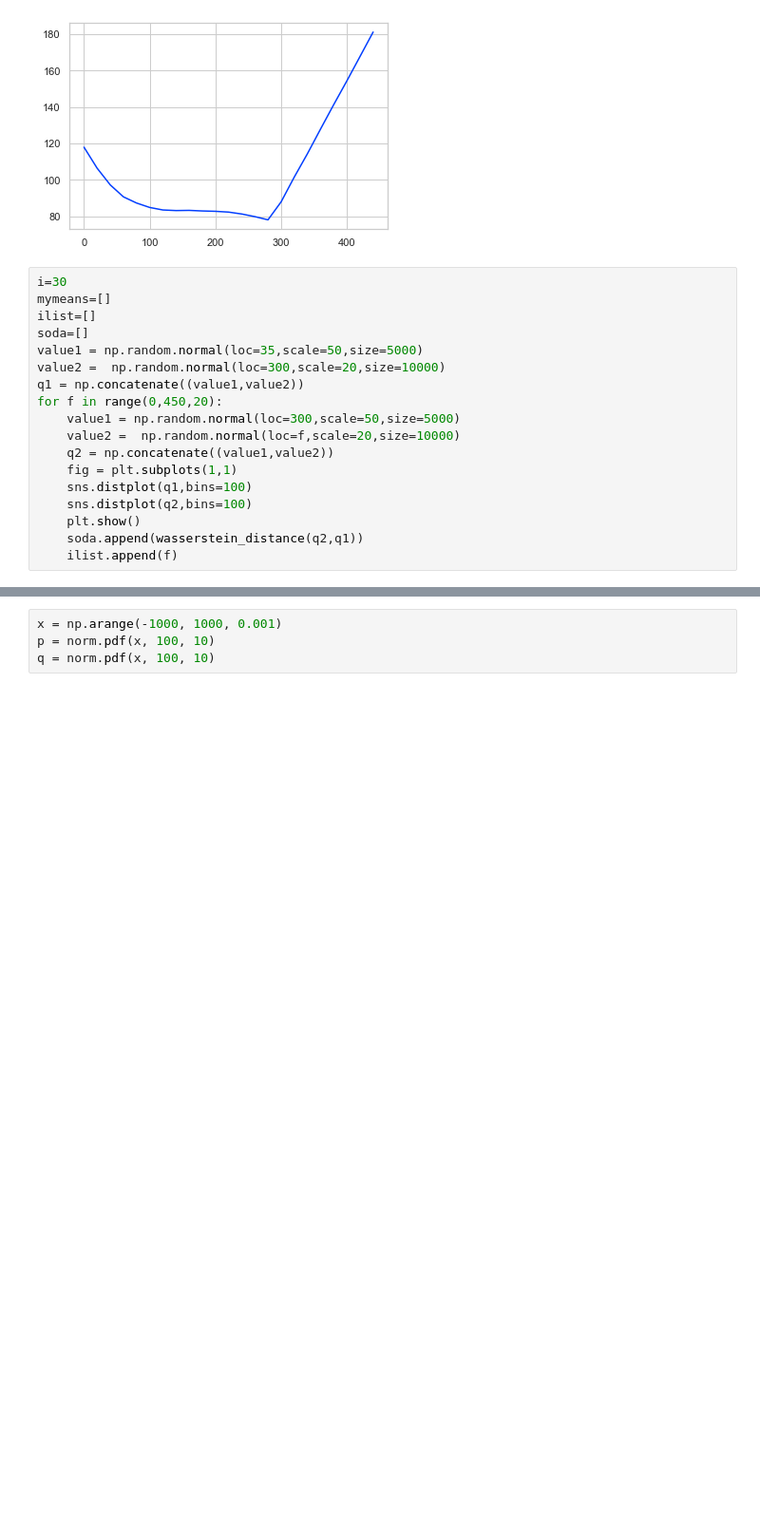
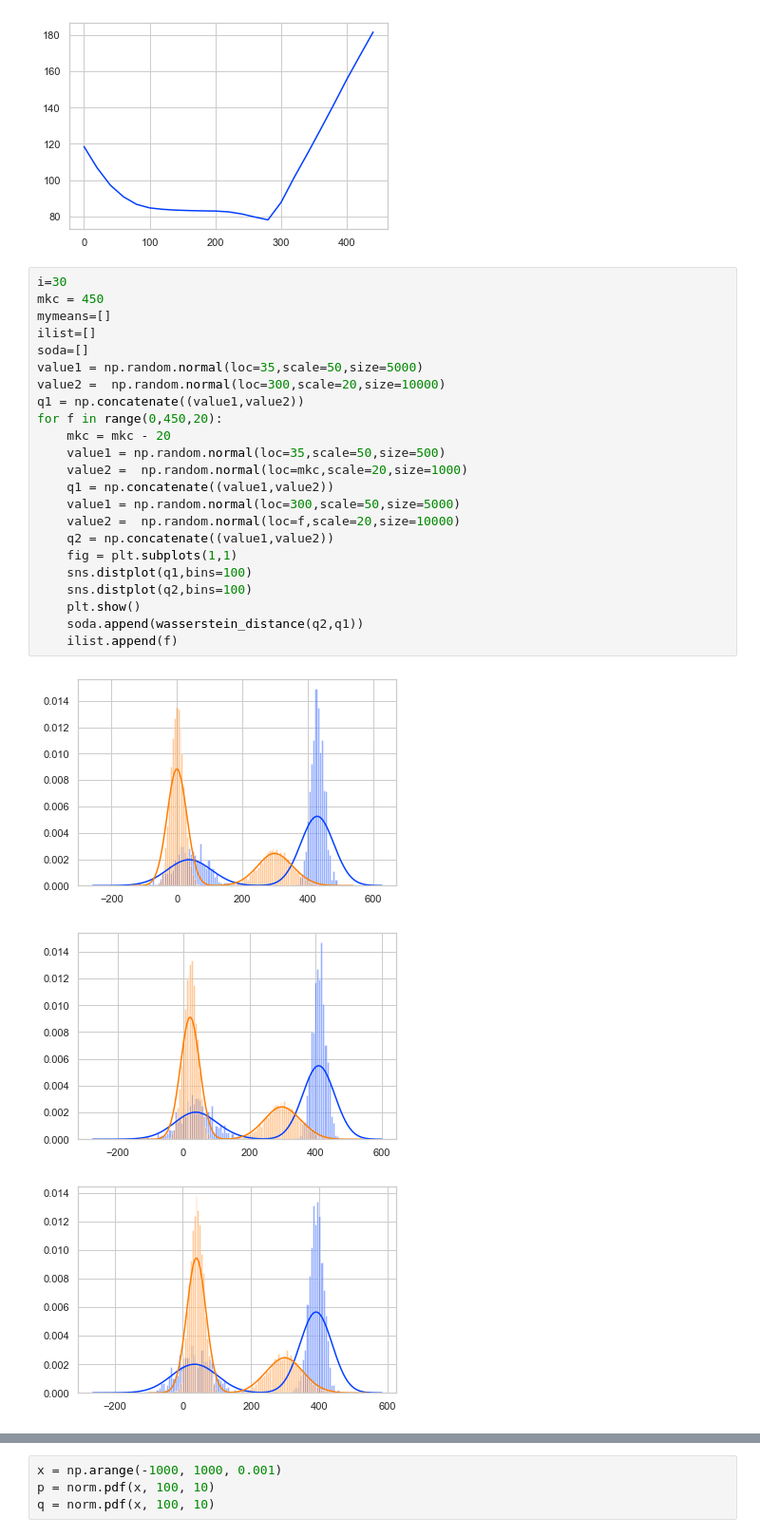
Before and after one commit to algoasylum/SatelliteImageAnalysis, a Jupyter notebook: GMM/EMD_dist.ipynb, the cells around one changed output, grey strips where cells are left out. Shown at 95% size. Saved outputs shown, nothing was run; the diff lists cells and outputs as text; blank space fills up the shorter version.

```diff
--- a/GMM/EMD_dist.ipynb
+++ b/GMM/EMD_dist.ipynb
@@ -66,19 +66,28 @@ sns.lineplot(ilist,soda)
 [figure]
 # %%
 i=30
+mkc = 450
 mymeans=[]
 ilist=[]
 soda=[]
 value1 = np.random.normal(loc=35,scale=50,size=5000)
 value2 =  np.random.normal(loc=300,scale=20,size=10000)
 q1 = np.concatenate((value1,value2))
 for f in range(0,450,20):
+    mkc = mkc - 20
+    value1 = np.random.normal(loc=35,scale=50,size=500)
+    value2 =  np.random.normal(loc=mkc,scale=20,size=1000)
+    q1 = np.concatenate((value1,value2))
     value1 = np.random.normal(loc=300,scale=50,size=5000)
     value2 =  np.random.normal(loc=f,scale=20,size=10000)
     q2 = np.concatenate((value1,value2))
     fig = plt.subplots(1,1)
     sns.distplot(q1,bins=100)
     sns.distplot(q2,bins=100)
     plt.show()
     soda.append(wasserstein_distance(q2,q1))
     ilist.append(f)
+# %% [output]
+[figure, added]
+[figure, added]
+[figure, added]
```
Also changed, not shown: parts of 5 cells of this notebook, 1 other file.
